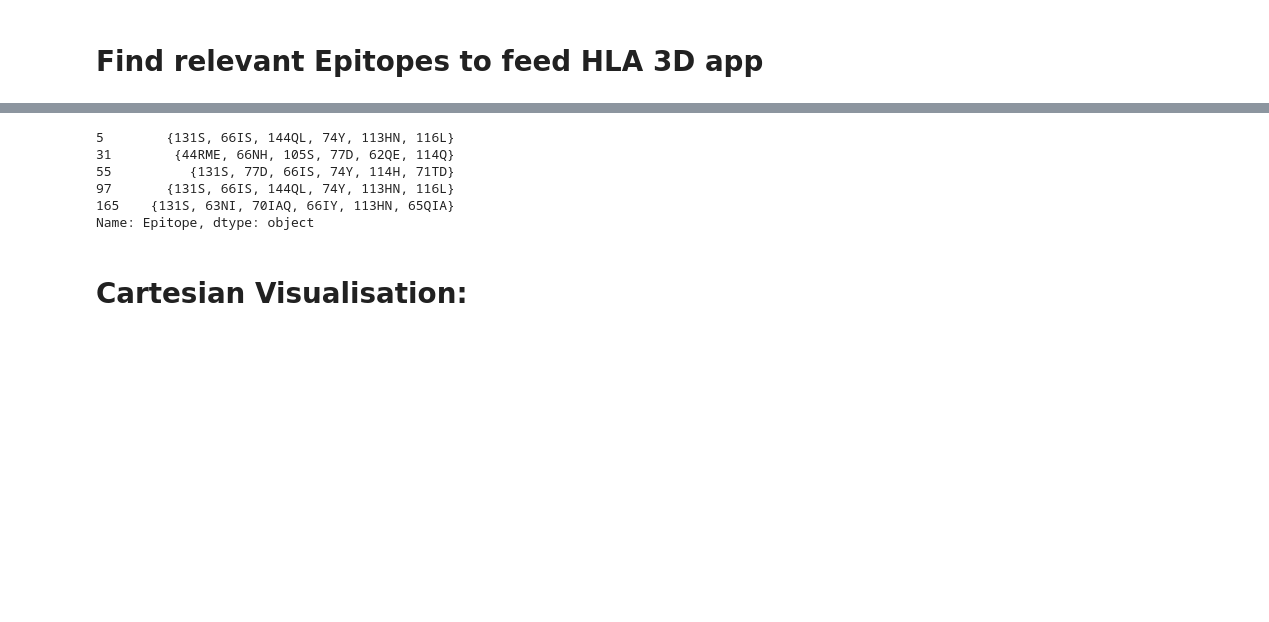
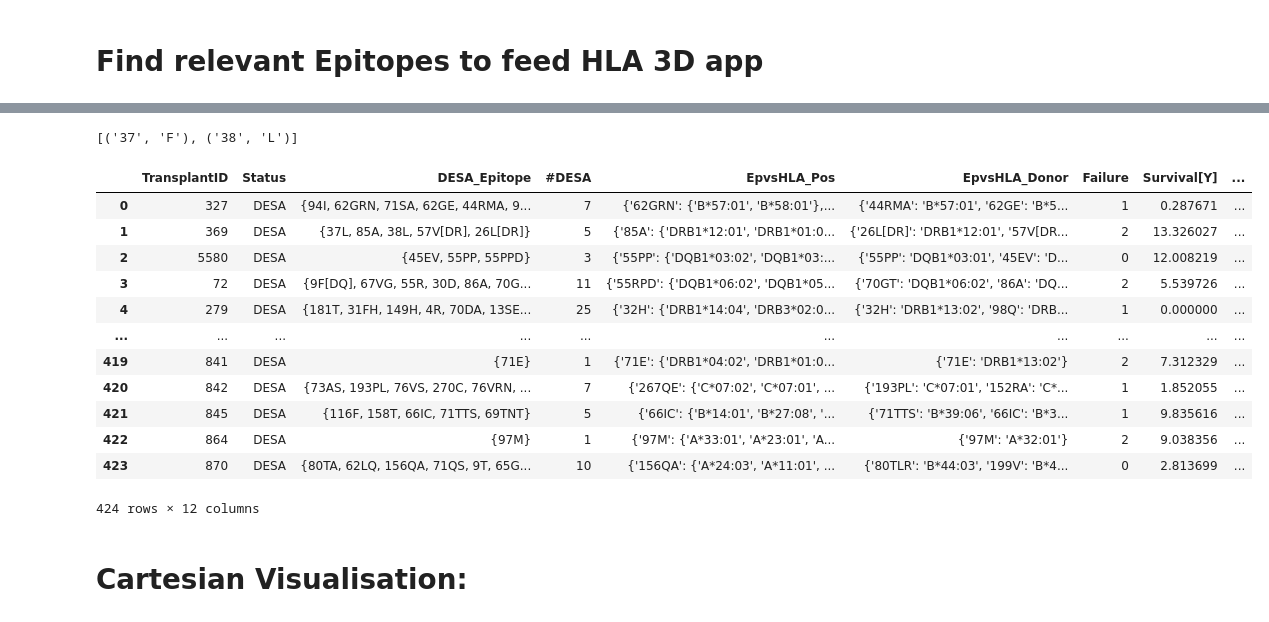
Before and after one commit to Senejohnny/dash_hla_3d, a Jupyter notebook: Notebook/3D_visualisation.ipynb, the cells around one changed output, grey strips where cells are left out. Cells and saved outputs as stored; diff of their text form; code cells hidden in the pictures; blank space fills up the shorter version.

```diff
--- a/Notebook/3D_visualisation.ipynb
+++ b/Notebook/3D_visualisation.ipynb
@@ -121,16 +121,21 @@ class DESA_DB:
         return self
 
     def early_failed(self, threshold):
-        ind_t = self.df['Survival[Y]'].apply(lambda x: x < threshold)
+        ind_t = self.df['Survival[Y]'].apply(lambda x:  x < threshold)
         ind_e = self.df.Failure.apply(lambda x: x == 1)
         self.df = self.df[ind_t & ind_e]
         return self
 
-    def late_failed(self, threshold):
+    def late_failed(self, threshold:int):
         ind_t = self.df['Survival[Y]'].apply(lambda x: x > threshold)
         ind_e = self.df.Failure.apply(lambda x: x != 1 )
         self.df = self.df[ind_t & ind_e]
         return self
+
+    def desa_num(self, num:List[int]):
+        ind = self.df['#DESA'].apply(lambda x: x in num)
+        self.df = self.df[ind]
+        return self
 # %% [markdown]
 # Find relevant Epitopes to feed HLA 3D app
 # %%
@@ -166,3 +185,10 @@ desa_early
+# %%
+desa_db = DESA_DB().df
+len(desa_db[desa_db.TransplantID==1903].EpvsHLA_Donor.values.tolist()[0])
+a = sorted(desa_db[desa_db.TransplantID==1903].DESA_Epitope.values[0])
+b = {'108T', '125G', '142M', '144KR', '161D', '28H', '30D', '37S', '37YA', '38L', '45GV',
+'46VY', '52PQ', '55R', '55RPD', '56PD', '66EV', '67F', '67VG', '67VT', '70DA', '70DRA',
+'70GT', '70QA', '70QT', '71A', '74A', '74EL', '77T[DQ]', '86A', '87F', '96EV', '97I', '9F[DQ]'}
 # %%
 ep_db = Epitope_DB()
 hlavsep = ep_db.min_hlavsep(relevant_ep)
@@ -176,18 +201,24 @@ hlavsep
-# %%
-ep_db = Epitope_DB()
-hlavsep = ep_db.hlavsep()
-_relevant_ep = relevant_ep.copy()
-df_sorted = hlavsep.Epitope.apply(lambda x: len(x.intersection(_relevant_ep))).sort_values(ascending=False)
-ind = df_sorted.apply(lambda x: x == 6)
-hlavsep[ind].Epitope.apply(lambda x: x.intersection(_relevant_ep))
-# hlavsep.iloc[ind].Epitope.apply(lambda x: x.intersection(_relevant_ep))
-# %% [output]
-5        {131S, 66IS, 144QL, 74Y, 113HN, 116L}
-31        {44RME, 66NH, 105S, 77D, 62QE, 114Q}
-55          {131S, 77D, 66IS, 74Y, 114H, 71TD}
-97       {131S, 66IS, 144QL, 74Y, 113HN, 116L}
-165    {131S, 63NI, 70IAQ, 66IY, 113HN, 65QIA}
-Name: Epitope, dtype: object
+# %%
+ep_db.df[ep_db.df.Epitope == '37FL'].PolymorphicResidues.values[0]
+# %% [output]
+[('37', 'F'), ('38', 'L')]
+# %%
+# print(desa_db.TransplantID.values.tolist())
+desa_db[0:-15]
+# %% [output]
+|  | TransplantID | Status | DESA_Epitope | #DESA | EpvsHLA_Pos | EpvsHLA_Donor | Failure | Survival[Y] | ... |
+| 0 | 327 | DESA | {94I, 62GRN, 71SA, 62GE, 44RMA, 9... | 7 | {'62GRN': {'B*57:01', 'B*58:01'},... | {'44RMA': 'B*57:01', '62GE': 'B*5... | 1 | 0.287671 | ... |
+| 1 | 369 | DESA | {37L, 85A, 38L, 57V[DR], 26L[DR]} | 5 | {'85A': {'DRB1*12:01', 'DRB1*01:0... | {'26L[DR]': 'DRB1*12:01', '57V[DR... | 2 | 13.326027 | ... |
+| 2 | 5580 | DESA | {45EV, 55PP, 55PPD} | 3 | {'55PP': {'DQB1*03:02', 'DQB1*03:... | {'55PP': 'DQB1*03:01', '45EV': 'D... | 0 | 12.008219 | ... |
+| 3 | 72 | DESA | {9F[DQ], 67VG, 55R, 30D, 86A, 70G... | 11 | {'55RPD': {'DQB1*06:02', 'DQB1*05... | {'70GT': 'DQB1*06:02', '86A': 'DQ... | 2 | 5.539726 | ... |
+| 4 | 279 | DESA | {181T, 31FH, 149H, 4R, 70DA, 13SE... | 25 | {'32H': {'DRB1*14:04', 'DRB3*02:0... | {'32H': 'DRB1*13:02', '98Q': 'DRB... | 1 | 0.000000 | ... |
+| ... | ... | ... | ... | ... | ... | ... | ... | ... | ... |
+| 419 | 841 | DESA | {71E} | 1 | {'71E': {'DRB1*04:02', 'DRB1*01:0... | {'71E': 'DRB1*13:02'} | 2 | 7.312329 | ... |
+| 420 | 842 | DESA | {73AS, 193PL, 76VS, 270C, 76VRN, ... | 7 | {'267QE': {'C*07:02', 'C*07:01', ... | {'193PL': 'C*07:01', '152RA': 'C*... | 1 | 1.852055 | ... |
+| 421 | 845 | DESA | {116F, 158T, 66IC, 71TTS, 69TNT} | 5 | {'66IC': {'B*14:01', 'B*27:08', '... | {'71TTS': 'B*39:06', '66IC': 'B*3... | 1 | 9.835616 | ... |
+| 422 | 864 | DESA | {97M} | 1 | {'97M': {'A*33:01', 'A*23:01', 'A... | {'97M': 'A*32:01'} | 2 | 9.038356 | ... |
+| 423 | 870 | DESA | {80TA, 62LQ, 156QA, 71QS, 9T, 65G... | 10 | {'156QA': {'A*24:03', 'A*11:01', ... | {'80TLR': 'B*44:03', '199V': 'B*4... | 0 | 2.813699 | ... |
+424 rows × 12 columns
 # %% [markdown]
 # Cartesian Visualisation:
 # %%
```
Also changed, not shown: parts of 5 cells of this notebook, 5 other files.
